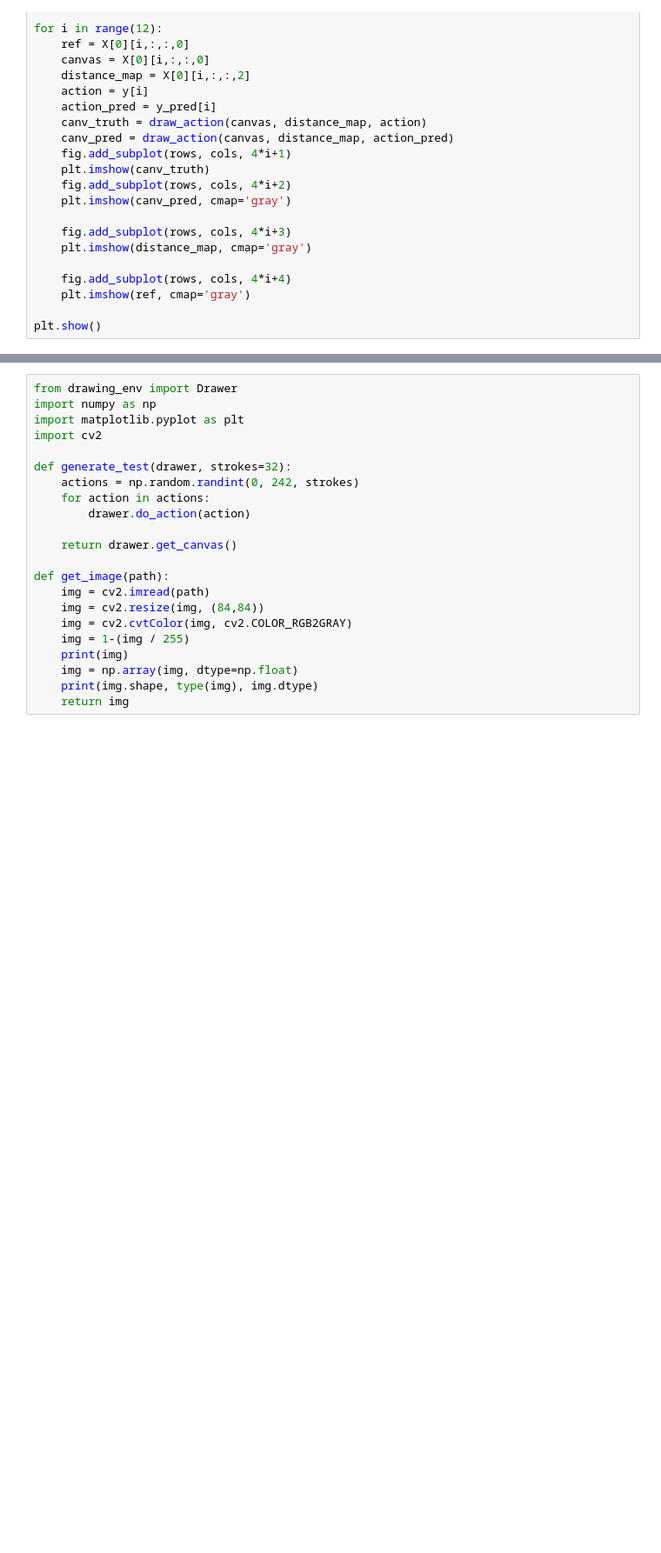
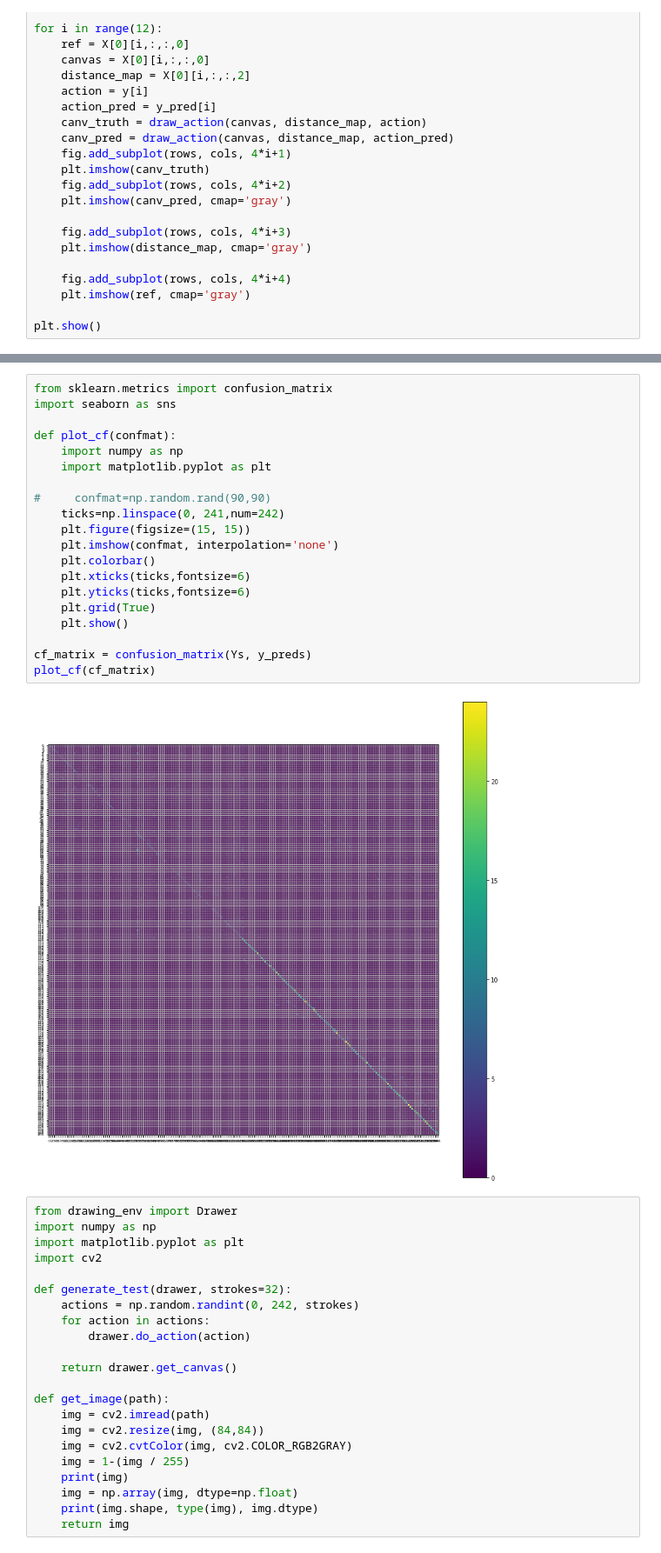
Before and after one commit to shrr98/sketching, a Jupyter notebook: coba.ipynb, the cells around one changed output, grey strips where cells are left out. Shown: that part at 87% size. Cells and saved outputs as stored; diff of their text form; blank space fills up the shorter version.

```diff
--- a/coba.ipynb
+++ b/coba.ipynb
@@ -265,3 +282,25 @@ plt.show()
+# %%
+from sklearn.metrics import confusion_matrix
+import seaborn as sns
+
+def plot_cf(confmat):
+    import numpy as np
+    import matplotlib.pyplot as plt
+
+#     confmat=np.random.rand(90,90)
+    ticks=np.linspace(0, 241,num=242)
+    plt.figure(figsize=(15, 15))
+    plt.imshow(confmat, interpolation='none')
+    plt.colorbar()
+    plt.xticks(ticks,fontsize=6)
+    plt.yticks(ticks,fontsize=6)
+    plt.grid(True)
+    plt.show()
+
+cf_matrix = confusion_matrix(Ys, y_preds)
+plot_cf(cf_matrix)
+# %% [output]
+[figure, added]
 # %%
 from drawing_env import Drawer
 import numpy as np
```
Also changed, not shown: parts of 16 cells of this notebook, 8 other files.
